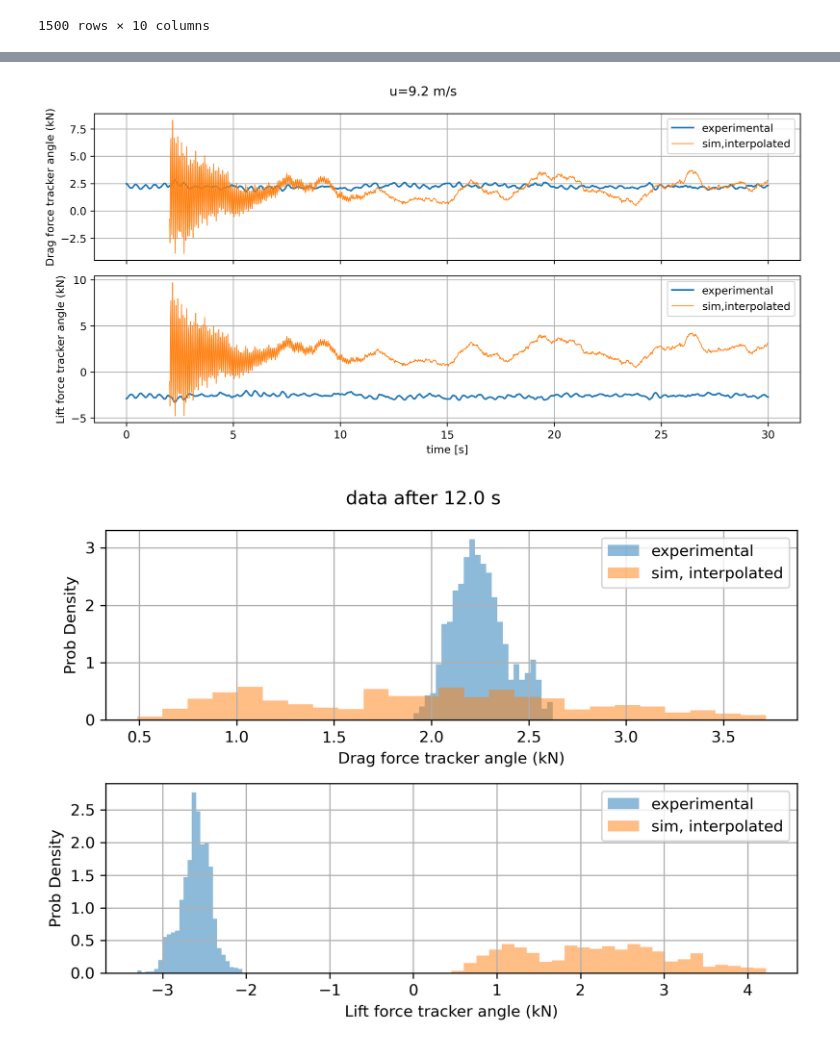
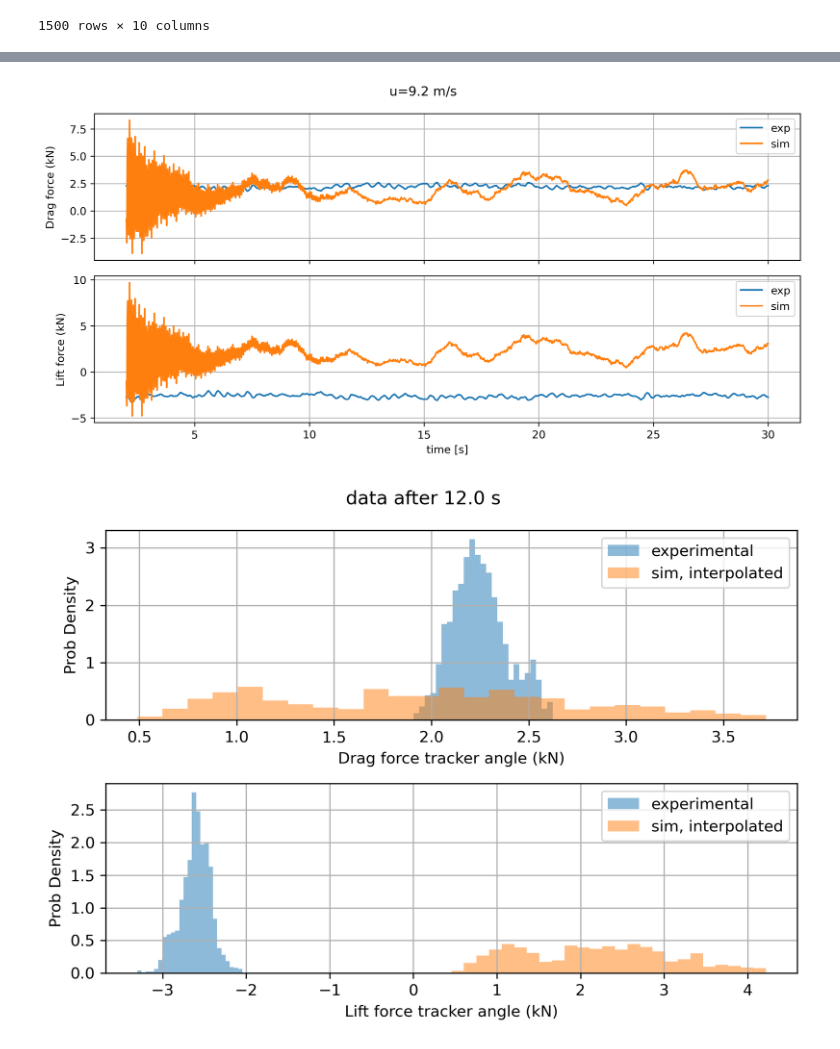
Before and after one commit to eyoung55/PVade, a Jupyter notebook: postprocessing/loads_validation.ipynb, the cells around one changed output, grey strips where cells are left out. Saved outputs shown, nothing was run; the diff lists cells and outputs as text; code cells hidden in the pictures.

```diff
--- a/postprocessing/loads_validation.ipynb
+++ b/postprocessing/loads_validation.ipynb
@@ -16,7 +13,6 @@ parentdir = '/scratch/bstanisl/pvade/turb_inflow/'
 casepath = 'y20m_turbinflow_duramat_validation/'
 
 # create dictionary of case names
-u_refs0 = [9.2]
 tracker_angles0 = [40.0]
 
 # rawdata = {}
@@ -42,9 +38,6 @@ rawdata['accel-x-pos'] = tmp2['x-pos'].values
 rawdata['accel-y-pos'] = tmp2['y-pos'].values
 rawdata['accel-z-pos'] = tmp2['z-pos'].values
 rawdata['accel-magnitude'] = rawdata['accel-x-pos']**2 + rawdata['accel-y-pos']**2 + rawdata['accel-z-pos']**2
-
-# rawdata = rawdata.rename(columns={'fx_0': 'Drag Force
-
 rawdata
 # %% [output]
 |  | fx_0 | fy_0 | fz_0 | fx_nd_0 | fy_nd_0 | fz_nd_0 | accel-x-pos | accel-y-pos | accel-z-pos | ... |
@@ -146,3 +137,17 @@ interp_sim_data
 | 29.98 | 2781.794485 | -6.220377 | 3069.185924 | 1.518211 | -0.003395 | 1.675059 | -0.000250 | -0.000011 | -0.000321 | ... |
 | 30.00 | 2797.109618 | -6.696926 | 3077.668440 | 1.526569 | -0.003655 | 1.679689 | -0.000227 | -0.000011 | -0.000293 | ... |
 1500 rows × 10 columns
+# %%
+# merge dataframes
+alldata = {}
+
+alldata['exp'] = sonic_data.copy()
+alldata['sim'] = interp_sim_data.copy()
+
+# adjustments
+for comp in ['fx','fy','fz']:
+    alldata['sim'][comp+'_0'] = alldata['sim'][comp+'_0']/1000
+
+alldata['sim'] = alldata['sim'].rename(columns={'fx_0':'Drag force (kN)','fy_0':'Lateral force (kN)','fz_0':'Lift force (kN)'})
+
+alldata['sim']
@@ -149,42 +169,46 @@ interp_sim_data
 # %%
 # first glance at all timeseries
 plt.style.use('default')
 
-sel_quantities = ['fx_0', 'fz_0']
-# sel_quantities = ['fx_nd_0', 'fz_nd_0']
+# sel_quantities = ['fx_0', 'fz_0']
+# # sel_quantities = ['fx_nd_0', 'fz_nd_0']
 
-meas_quantities = ['Drag force tracker angle (kN)', 'Lift force tracker angle (kN)']
-# meas_quantities = ['Drag Coefficient', 'Lift Coefficient']
+# meas_quantities = ['Drag force tracker angle (kN)', 'Lift force tracker angle (kN)']
+# # meas_quantities = ['Drag Coefficient', 'Lift Coefficient']
+
+vars = ['Drag force (kN)', 'Lift force (kN)']
 
 # for k,angle in enumerate(float_list_to_str_list(tracker_angles0)):
 fig, axs = plt.subplots(2,len(u_refs0),figsize=[10,5],sharex=True, dpi=300) #, sharey=True)
 plt.suptitle('u='+u+' m/s')
 # for j,u in enumerate(float_list_to_str_list(u_refs0)):
-plotdata = rawdata[rawdata.index > 2.0]
-plotinterpdata = interp_sim_data[interp_sim_data.index > 2.0]
+# plotdata = rawdata[rawdata.index > 2.0]
+# plotinterpdata = interp_sim_data[interp_sim_data.index > 2.0]
 
-for n,var in enumerate(sel_quantities):
-
-    axs[n].plot(sonic_data[meas_quantities[n]], label='experimental')
-    # axs[0].plot(sonic_data['Drag force (kN)'], label='experimental')
-    # axs[n].plot(plotdata[var]/1000, linewidth=0.75, label='simulated')
-    axs[n].plot(plotinterpdata[var]/1000, linewidth=0.75, label='sim,interpolated')
-    axs[n].set_ylabel(meas_quantities[n])
-    # axs[n].set_ylabel(var)
-    axs[n].legend()
-    # axs[0].set_xlim([15, 20])
-    # axs[0].set_ylim([0.0, 4.0])
+for n,var in enumerate(vars):
+    for key in alldata.keys():
+        pltdata = alldata[key][var][alldata[key][var].index > 2.0]
+        axs[n].plot(pltdata, label=key)
+        # axs[n].plot(sonic_data[meas_quantities[n]], label='experimental')
+        # # axs[0].plot(sonic_data['Drag force (kN)'], label='experimental')
+        # # axs[n].plot(plotdata[var]/1000, linewidth=0.75, label='simulated')
+        # axs[n].plot(plotinterpdata[var]/1000, linewidth=0.75, label='sim,interpolated')
+        axs[n].set_ylabel(var)
+        # axs[n].set_ylabel(var)
+        axs[n].legend()
+        # axs[0].set_xlim([15, 20])
+        # axs[0].set_ylim([0.0, 4.0])
 
 for ax in axs:
     ax.grid()
     # ax.legend()
 
 # for ax in axs:
 axs[-1].set_xlabel('time [s]')
 
 plt.tight_layout()
 # %% [output]
-[figure, old version]
+[figure, new version]
 # %%
 # histograms
 time_threshold = 12.0 # s
```
Also changed, not shown: parts of 3 cells of this notebook, 2 other files.
